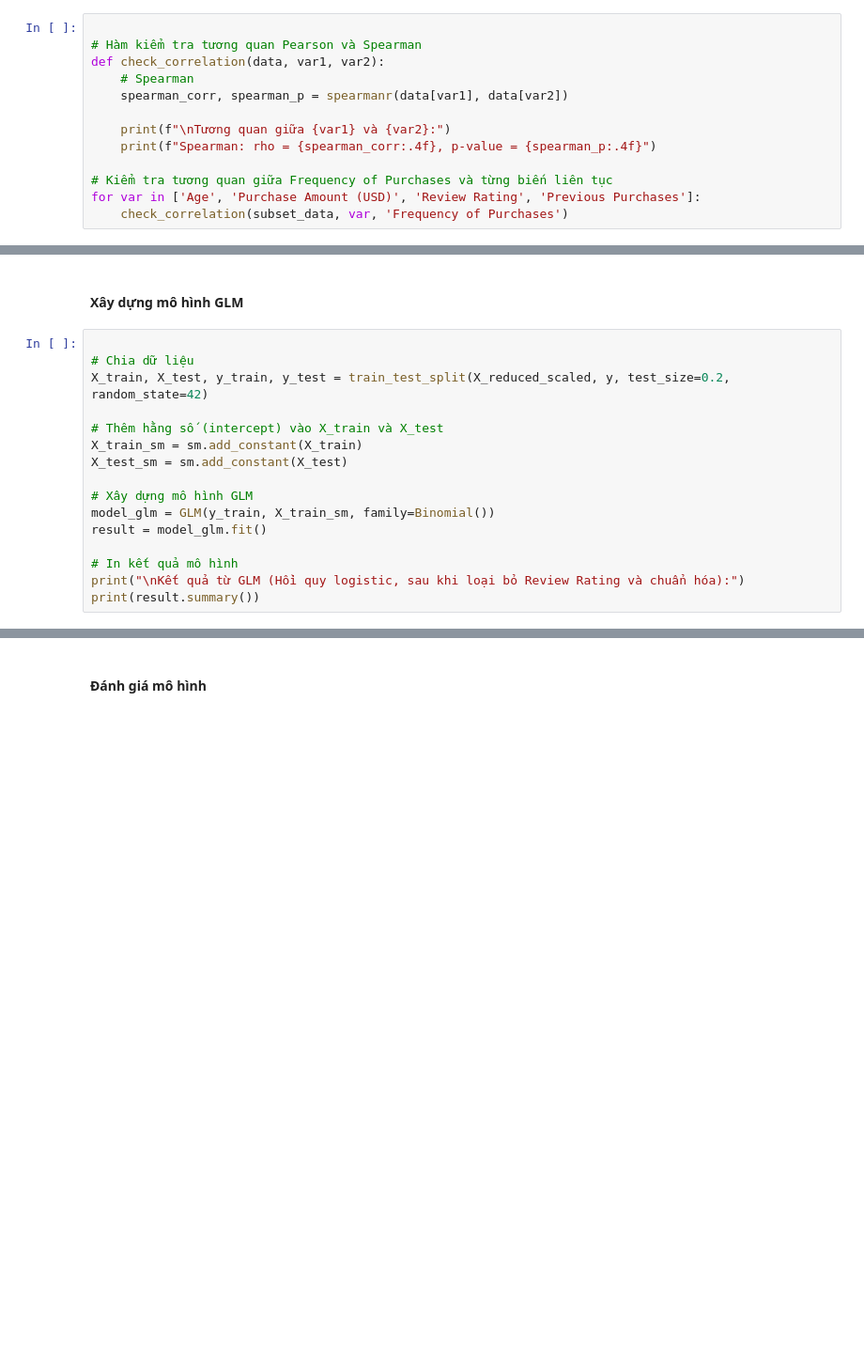
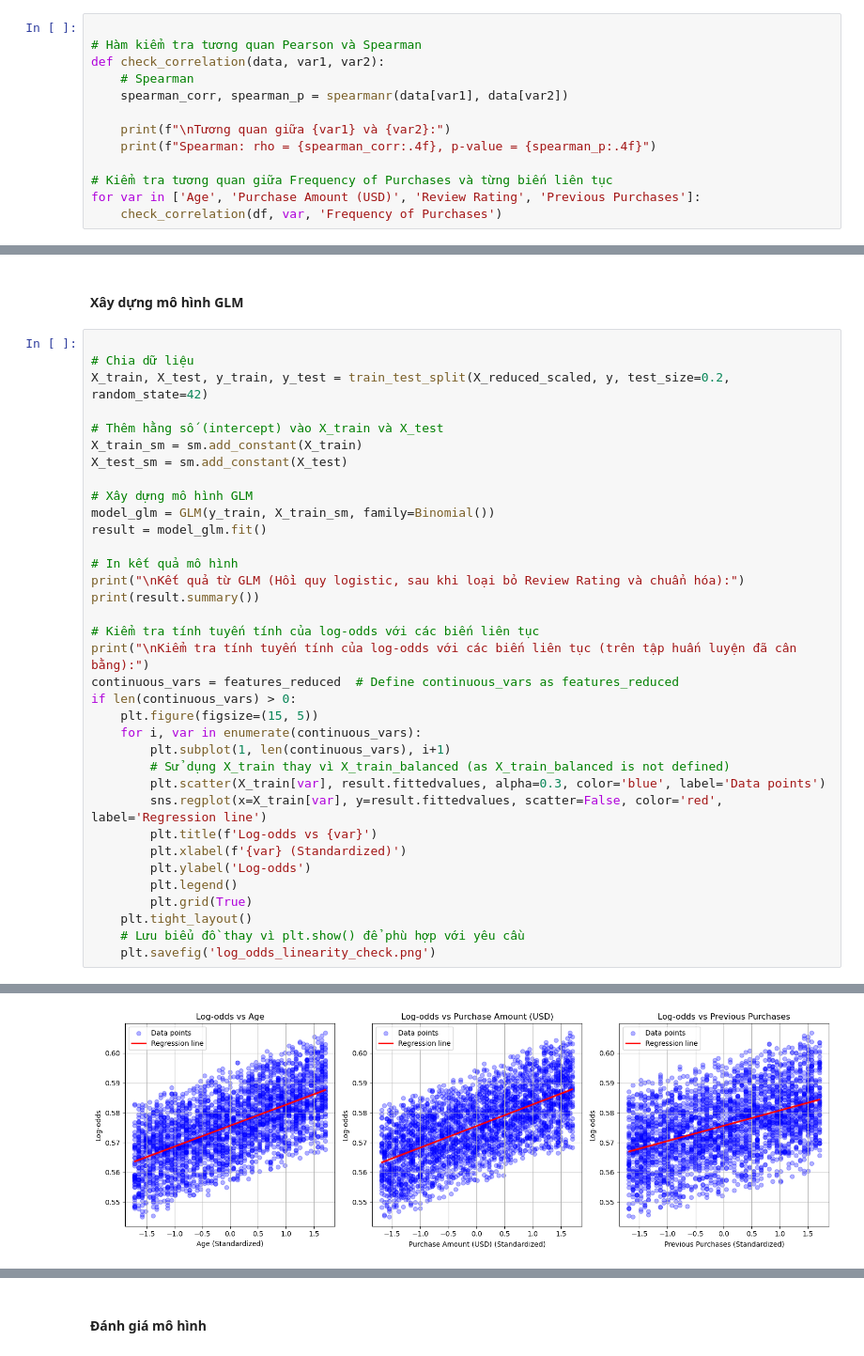
Before and after one commit to phammai1410/phantich, a Jupyter notebook: DeAn.ipynb, the cells around one changed output, grey strips where cells are left out. Shown at 94% size. Drawn from its saved outputs; the diff is of its cells as text; blank space fills up the shorter version.

```diff
--- a/DeAn.ipynb
+++ b/DeAn.ipynb
@@ -252,7 +252,7 @@ def check_correlation(data, var1, var2):
 
 # Kiểm tra tương quan giữa Frequency of Purchases và từng biến liên tục
 for var in ['Age', 'Purchase Amount (USD)', 'Review Rating', 'Previous Purchases']:
-    check_correlation(subset_data, var, 'Frequency of Purchases')
+    check_correlation(df, var, 'Frequency of Purchases')
 # %% [output]
 Tương quan giữa Age và Frequency of Purchases:
 Spearman: rho = 0.0144, p-value = 0.3674
@@ -383,6 +396,25 @@ result = model_glm.fit()
 # In kết quả mô hình
 print("\nKết quả từ GLM (Hồi quy logistic, sau khi loại bỏ Review Rating và chuẩn hóa):")
 print(result.summary())
+
+# Kiểm tra tính tuyến tính của log-odds với các biến liên tục
+print("\nKiểm tra tính tuyến tính của log-odds với các biến liên tục (trên tập huấn luyện đã cân bằng):")
+continuous_vars = features_reduced  # Define continuous_vars as features_reduced
+if len(continuous_vars) > 0:
+    plt.figure(figsize=(15, 5))
+    for i, var in enumerate(continuous_vars):
+        plt.subplot(1, len(continuous_vars), i+1)
+        # Sử dụng X_train thay vì X_train_balanced (as X_train_balanced is not defined)
+        plt.scatter(X_train[var], result.fittedvalues, alpha=0.3, color='blue', label='Data points')
+        sns.regplot(x=X_train[var], y=result.fittedvalues, scatter=False, color='red', label='Regression line')
+        plt.title(f'Log-odds vs {var}')
+        plt.xlabel(f'{var} (Standardized)')
+        plt.ylabel('Log-odds')
+        plt.legend()
+        plt.grid(True)
+    plt.tight_layout()
+    # Lưu biểu đồ thay vì plt.show() để phù hợp với yêu cầu
+    plt.savefig('log_odds_linearity_check.png')
 # %% [output]
 Kết quả từ GLM (Hồi quy logistic, sau khi loại bỏ Review Rating và chuẩn hóa):
                    Generalized Linear Model Regression Results
@@ -406,0 +436 @@ Previous Purchases        0.0200      0.036      0.553      0.580      -0.051
+[figure, added]
```
Also changed, not shown: parts of 13 cells of this notebook, 1 other file.
